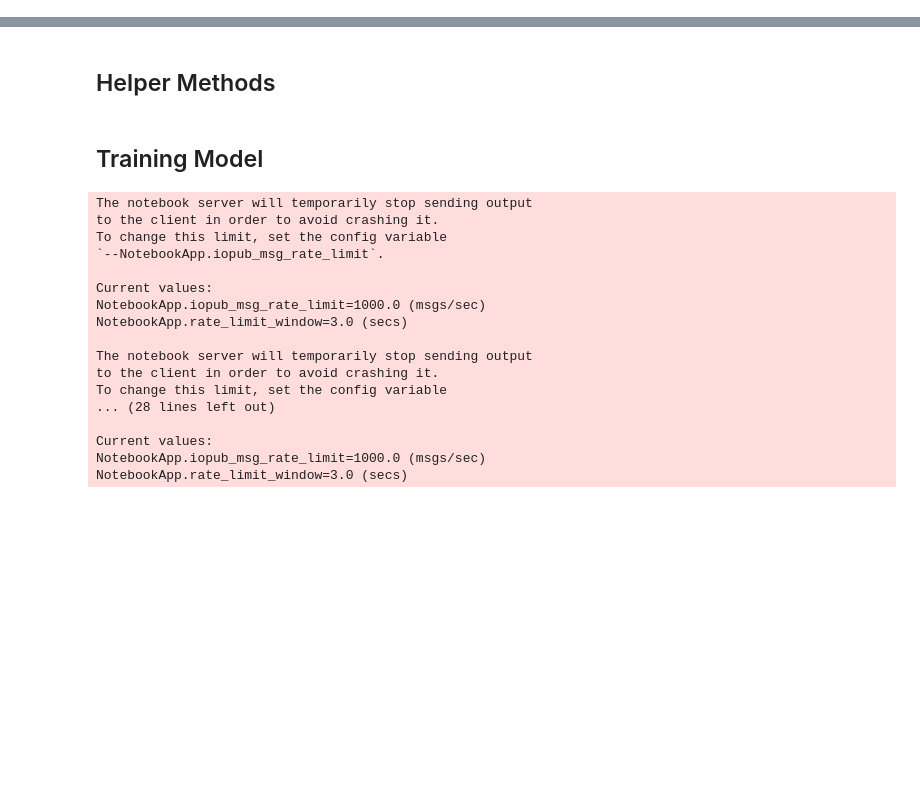
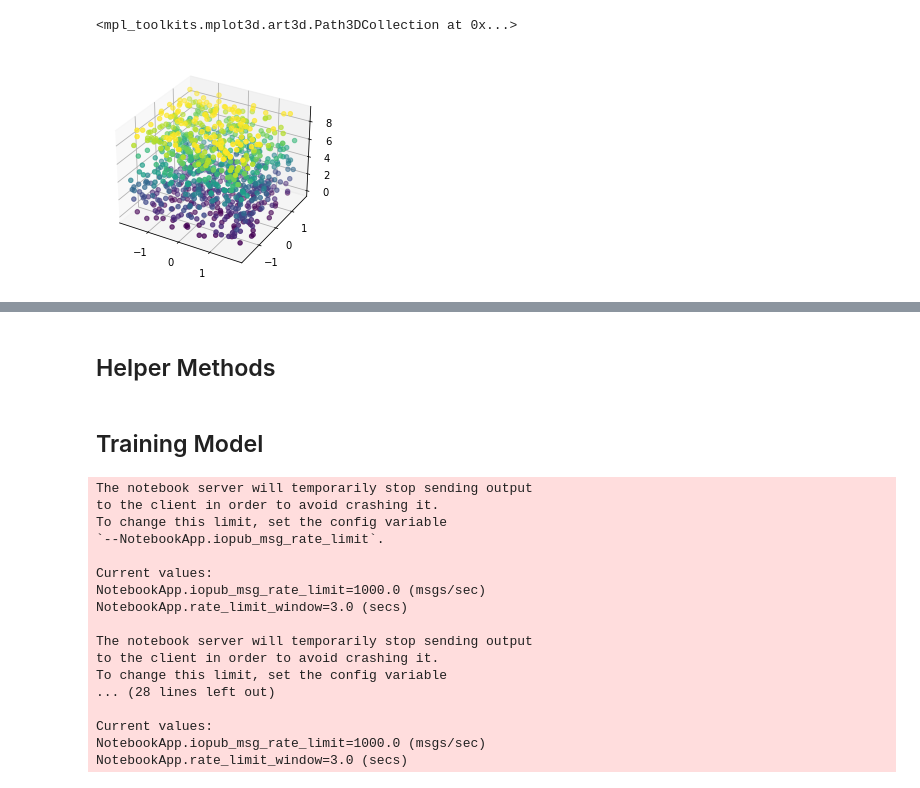
Before and after one commit to clrkwng/exploring_compositionality, a Jupyter notebook: vecbool_prob/vecbool_nb.ipynb, the cells around one changed output, grey strips where cells are left out. Drawn from its saved outputs; the diff is of its cells as text; code cells hidden in the pictures; blank space fills up the shorter version.

```diff
--- a/vecbool_prob/vecbool_nb.ipynb
+++ b/vecbool_prob/vecbool_nb.ipynb
@@ -49,0 +97,11 @@ ax.scatter3D(X_train_orig[:, 0], X_train_orig[:, 1], X_train_true_labels, c=X_tr
+# %%
+X_test, y_test = get_test_splitA(1000)
+
+X_test = torch.tensor(X_test).float()
+y_test = torch.tensor(y_test).long()
+
+ax = plt.axes(projection='3d')
+ax.scatter3D(X_test[:, 0], X_test[:, 1], y_test, c=y_test)
+# %% [output]
+<mpl_toolkits.mplot3d.art3d.Path3DCollection at 0x...>
+[figure, added]
```
Also changed, not shown: parts of 10 cells of this notebook, 10 other files.
